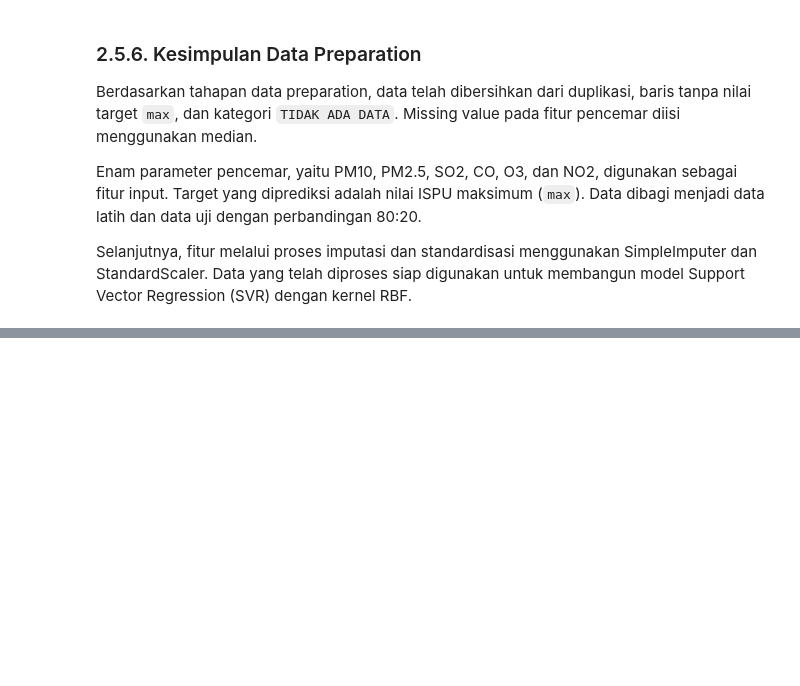
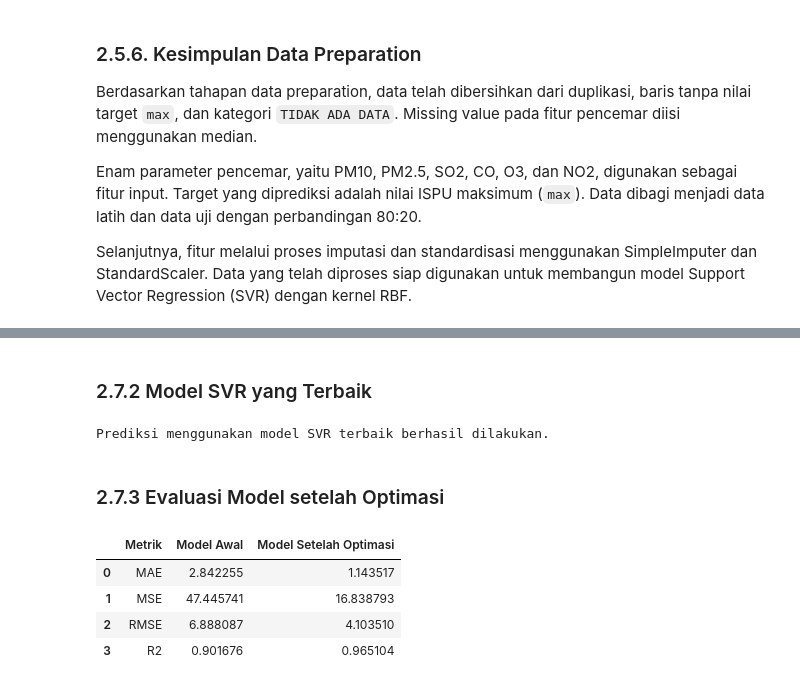
Before and after one commit to Cantikazahra/49_IF-E_titut-titut, a Jupyter notebook: Projek_ISPU.ipynb, the cells around one changed output, grey strips where cells are left out. Saved outputs shown, nothing was run; the diff lists cells and outputs as text; code cells hidden in the pictures; blank space fills up the shorter version.

```diff
--- a/Projek_ISPU.ipynb
+++ b/Projek_ISPU.ipynb
@@ -995,0 +1023,14 @@ Selanjutnya, fitur melalui proses imputasi dan standardisasi menggunakan SimpleI
+# %%
+# Menghitung nilai evaluasi model awal
+mae_awal = mean_absolute_error(y_test, y_pred_awal)
+mse_awal = mean_squared_error(y_test, y_pred_awal)
+rmse_awal = np.sqrt(mse_awal)
+r2_awal = r2_score(y_test, y_pred_awal)
+
+# Menampilkan hasil evaluasi
+evaluasi_awal = pd.DataFrame({
+    "Metrik": ["MAE", "MSE", "RMSE", "R2"],
+    "Nilai": [mae_awal, mse_awal, rmse_awal, r2_awal]
+})
+
+display(evaluasi_awal)
@@ -995,0 +1077,35 @@ Selanjutnya, fitur melalui proses imputasi dan standardisasi menggunakan SimpleI
+# %% [markdown]
+### 2.7.2 Model SVR yang Terbaik
+# %%
+# Mengambil model dengan parameter terbaik
+model_svr_terbaik = grid_search.best_estimator_
+
+# Melakukan prediksi menggunakan model terbaik
+y_pred = model_svr_terbaik.predict(X_test_preprocessed)
+
+print("Prediksi menggunakan model SVR terbaik berhasil dilakukan.")
+# %% [output]
+Prediksi menggunakan model SVR terbaik berhasil dilakukan.
+# %% [markdown]
+### 2.7.3 Evaluasi Model setelah Optimasi
+# %%
+# Menghitung evaluasi model setelah optimasi
+mae = mean_absolute_error(y_test, y_pred)
+mse = mean_squared_error(y_test, y_pred)
+rmse = np.sqrt(mse)
+r2 = r2_score(y_test, y_pred)
+
+# Membandingkan model awal dan model setelah optimasi
+perbandingan_model = pd.DataFrame({
+    "Metrik": ["MAE", "MSE", "RMSE", "R2"],
+    "Model Awal": [mae_awal, mse_awal, rmse_awal, r2_awal],
+    "Model Setelah Optimasi": [mae, mse, rmse, r2]
+})
+
+display(perbandingan_model)
+# %% [output]
+|  | Metrik | Model Awal | Model Setelah Optimasi |
+| 0 | MAE | 2.842255 | 1.143517 |
+| 1 | MSE | 47.445741 | 16.838793 |
+| 2 | RMSE | 6.888087 | 4.103510 |
+| 3 | R2 | 0.901676 | 0.965104 |
```
Also changed, not shown: parts of 13 cells of this notebook.
